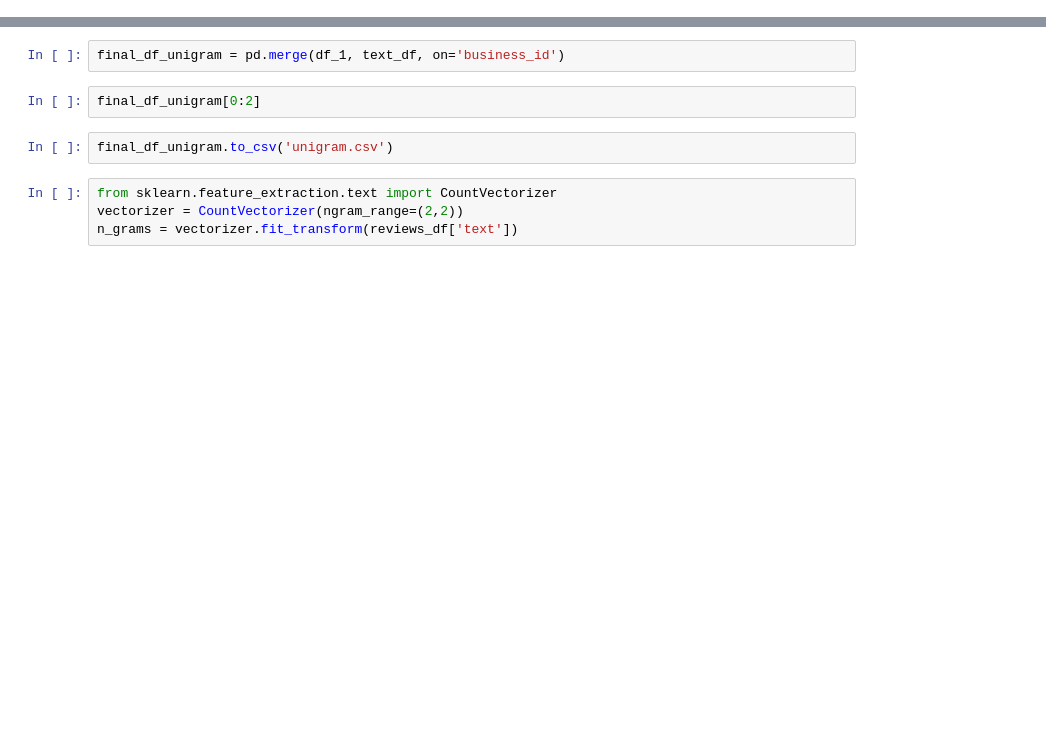
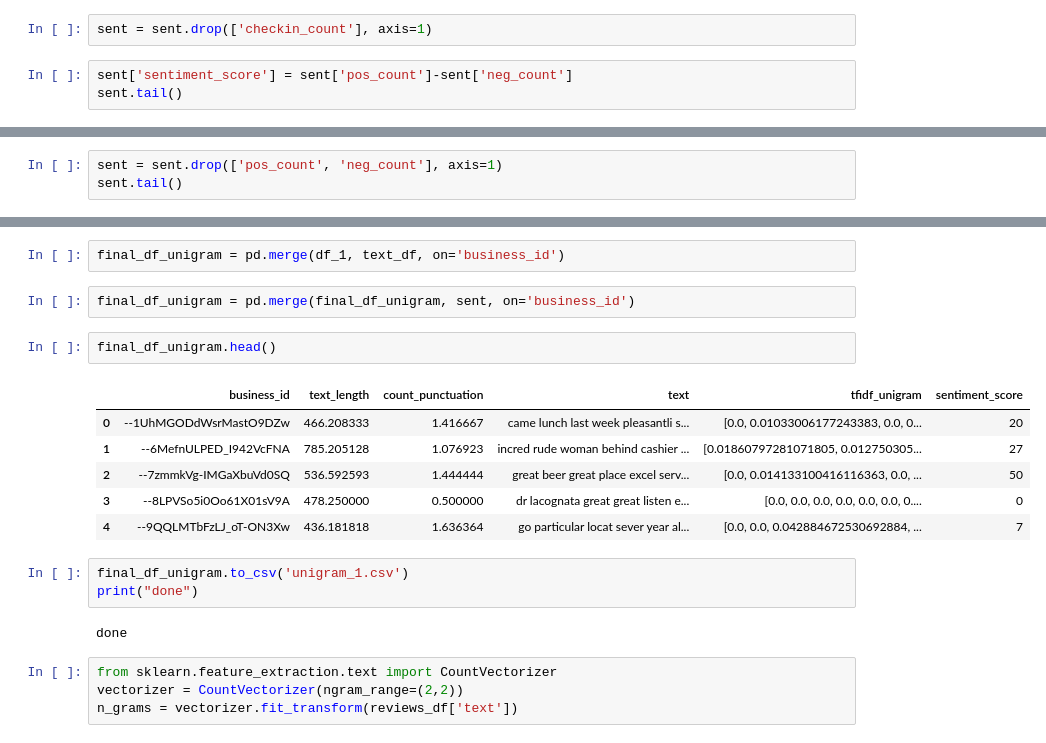
Before and after one commit to ddevaraj/black-box-of-businesses, a Jupyter notebook: review_features.ipynb, the cells around one changed output, grey strips where cells are left out. Drawn from its saved outputs; the diff is of its cells as text; blank space fills up the shorter version.

```diff
--- a/review_features.ipynb
+++ b/review_features.ipynb
@@ -120,0 +215,5 @@ text_df[0:2]
+# %%
+sent = sent.drop(['checkin_count'], axis=1)
+# %%
+sent['sentiment_score'] = sent['pos_count']-sent['neg_count']
+sent.tail()
@@ -120,0 +227,3 @@ text_df[0:2]
+# %%
+sent = sent.drop(['pos_count', 'neg_count'], axis=1)
+sent.tail()
@@ -121,9 +237,21 @@ text_df[0:2]
 # %%
 final_df_unigram = pd.merge(df_1, text_df, on='business_id')
-# %%
-final_df_unigram[0:2]
+# %%
+final_df_unigram = pd.merge(final_df_unigram, sent, on='business_id')
+# %%
+final_df_unigram.head()
+# %% [output]
+|  | business_id | text_length | count_punctuation | text | tfidf_unigram | sentiment_score |
+| 0 | --1UhMGODdWsrMastO9DZw | 466.208333 | 1.416667 | came lunch last week pleasantli s... | [0.0, 0.01033006177243383, 0.0, 0... | 20 |
+| 1 | --6MefnULPED_I942VcFNA | 785.205128 | 1.076923 | incred rude woman behind cashier ... | [0.01860797281071805, 0.012750305... | 27 |
+| 2 | --7zmmkVg-IMGaXbuVd0SQ | 536.592593 | 1.444444 | great beer great place excel serv... | [0.0, 0.014133100416116363, 0.0, ... | 50 |
+| 3 | --8LPVSo5i0Oo61X01sV9A | 478.250000 | 0.500000 | dr lacognata great great listen e... | [0.0, 0.0, 0.0, 0.0, 0.0, 0.0, 0.... | 0 |
+| 4 | --9QQLMTbFzLJ_oT-ON3Xw | 436.181818 | 1.636364 | go particular locat sever year al... | [0.0, 0.0, 0.042884672530692884, ... | 7 |
 # %%
-final_df_unigram.to_csv('unigram.csv')
+final_df_unigram.to_csv('unigram_1.csv')
+print("done")
+# %% [output]
+done
 # %%
 from sklearn.feature_extraction.text import CountVectorizer
 vectorizer = CountVectorizer(ngram_range=(2,2))
```
Also changed, not shown: parts of 50 cells of this notebook.
